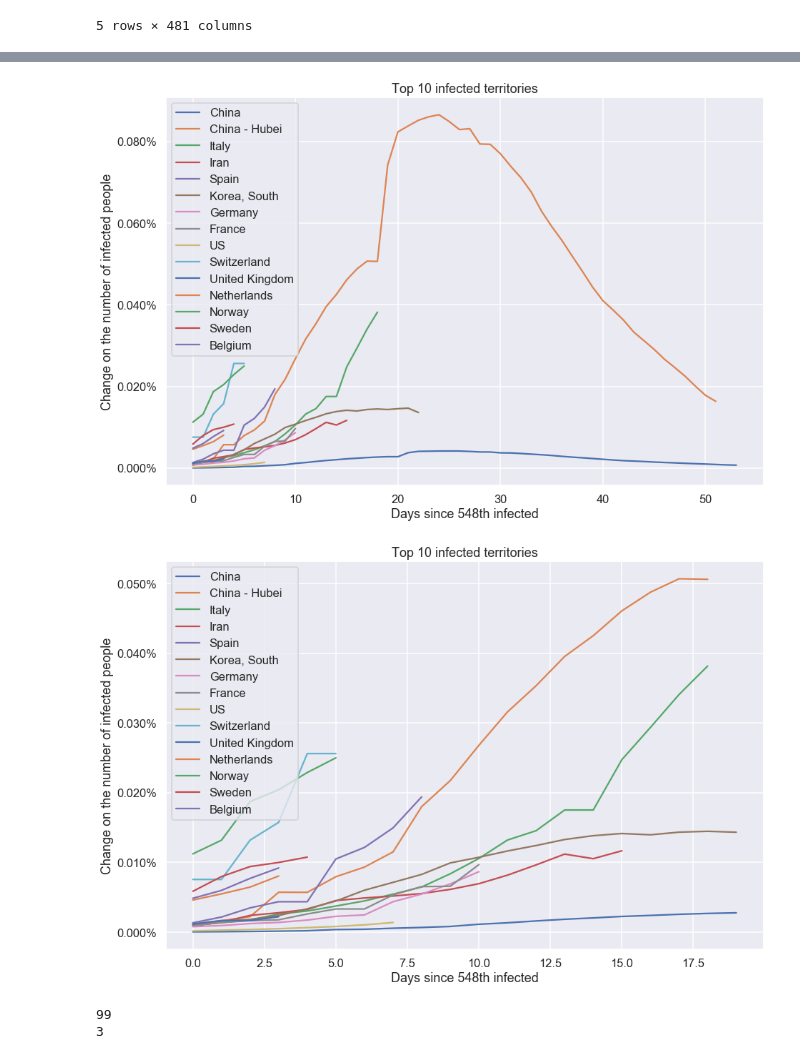
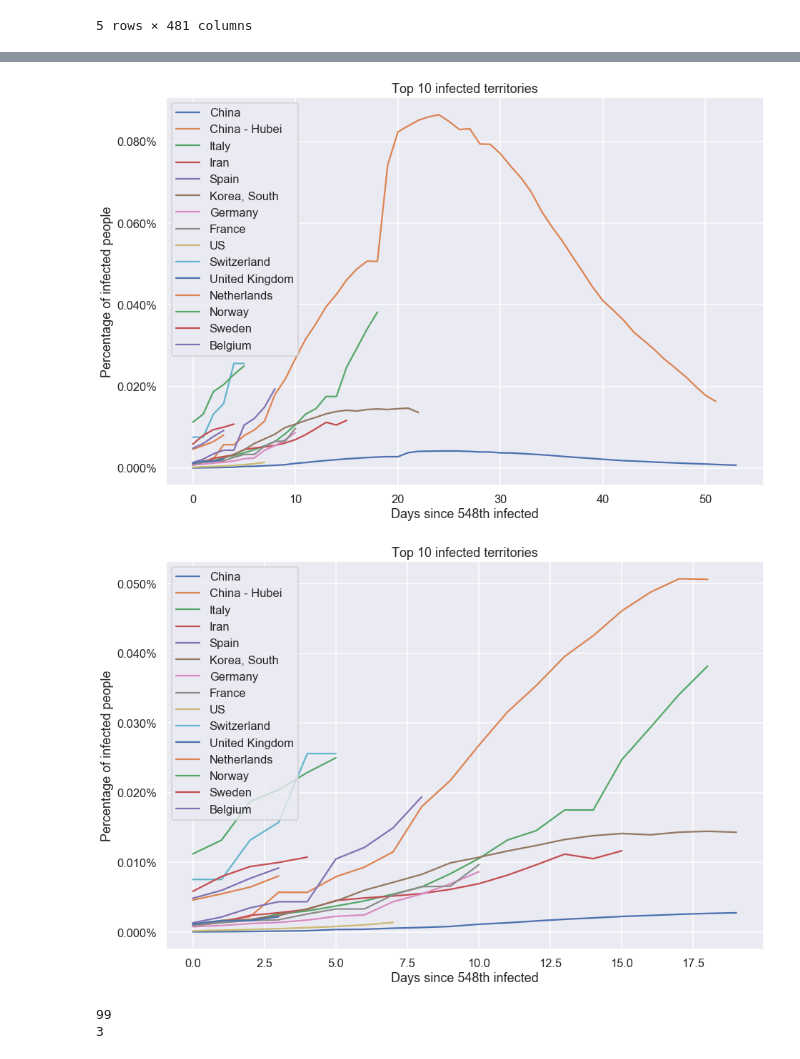
Before and after one commit to bleand/covid-19, a Jupyter notebook: Untitled.ipynb, the cells around one changed output, grey strips where cells are left out. Cells and saved outputs as stored; diff of their text form; code cells hidden in the pictures.

```diff
--- a/Untitled.ipynb
+++ b/Untitled.ipynb
@@ -255,31 +275,31 @@ for key, value in csse_perc.items():
 # %%
 import matplotlib.ticker as mtick
 
 plt.figure(figsize=(15, 10))
 sns.set_context("talk")
 #sns.lineplot(data=csse['confirmed'][['non-China-Italy_daily']], markers=True, dashes=False)
 #sns.lineplot(data=csse['recovered'][['non-China-Italy_daily']], markers=False, dashes=True)
 top_10 = list(csse['confirmed'][territories].iloc[len(csse['confirmed'])-1].sort_values(ascending=False).head(15).index)
 #countries = ['China', 'Italy',  'France', 'Germany', 'Iran', 'Korea, South', 'United Kingdom']#'US',
 for c in top_10:
     #print(c)
     #display(csse_perc['absolute'][csse['confirmed'][c]>100][c+'_daysplus'])
     ax = sns.lineplot(x=csse_perc['absolute'][csse['confirmed'][c]>548][c+'_daysplus'],
                  y=csse_perc['absolute'][csse['confirmed'][c]>548][c], markers=True, dashes=True, label=c)
-ax.set(xlabel='Days since 548th infected', ylabel='Change on the number of infected people', title='Top 10 infected territories')
+ax.set(xlabel='Days since 548th infected', ylabel='Percentage of infected people', title='Top 10 infected territories')
 
 ax.yaxis.set_major_formatter(mtick.PercentFormatter(1.0))
 
 plt.show()
 plt.figure(figsize=(15, 10))
 for c in top_10:
     ax = sns.lineplot(x=csse_perc['absolute'][(csse['absolute'][c]>548) & (csse_perc['confirmed'][c+'_daysplus']<20)][c+'_daysplus'],
                  y=csse_perc['absolute'][(csse['absolute'][c]>548) & (csse_perc['confirmed'][c+'_daysplus']<20)][c], markers=True, dashes=True, label=c)
-ax.set(xlabel='Days since 548th infected', ylabel='Change on the number of infected people', title='Top 10 infected territories')
+ax.set(xlabel='Days since 548th infected', ylabel='Percentage of infected people', title='Top 10 infected territories')
 ax.yaxis.set_major_formatter(mtick.PercentFormatter(1.0))
 # %% [output]
-[figure, old version]
+[figure, new version]
-[figure, old version]
+[figure, new version]
 # %%
 #plt.figure(figsize=(6, 6))
 cols = [x for x in csse['confirmed'].columns if x not in ['Date', 'dayofyear'] and not x.endswith('_daily')]
```
Also changed, not shown: parts of 1 cell of this notebook.
